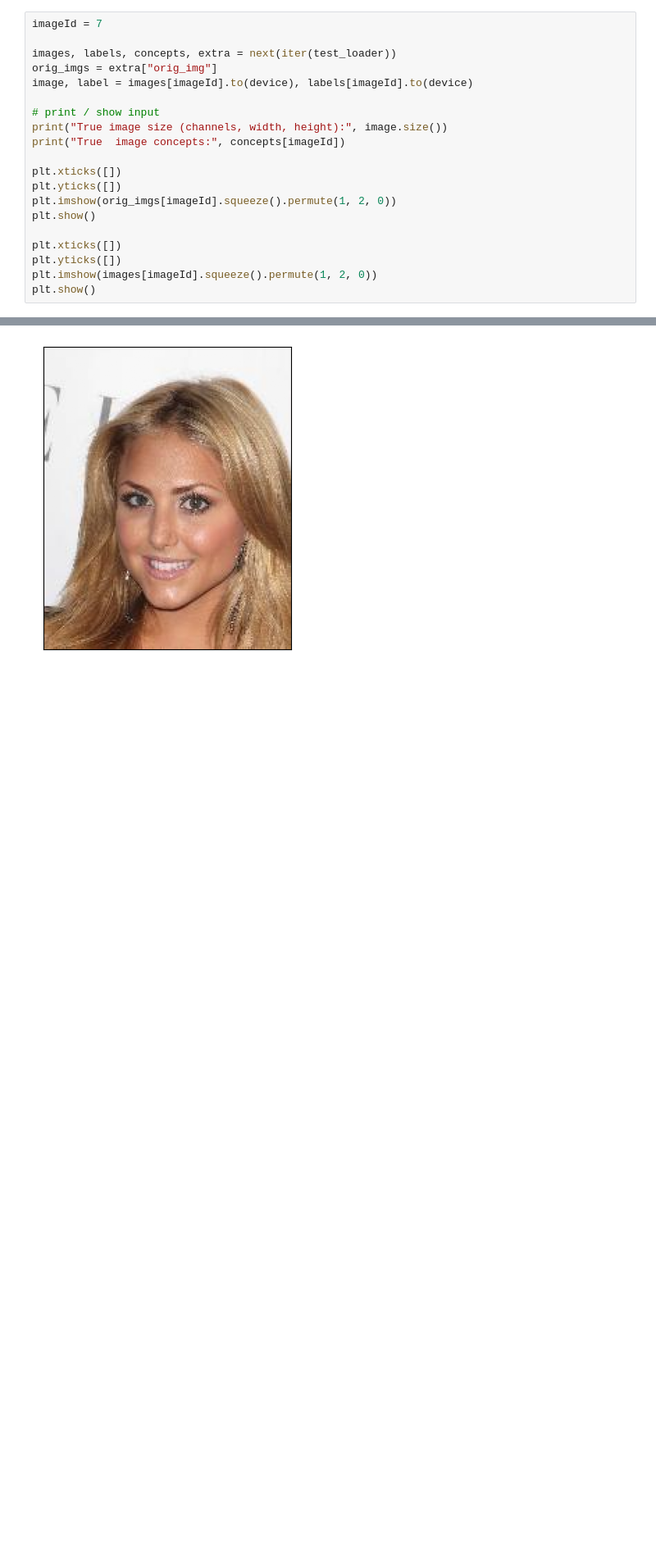
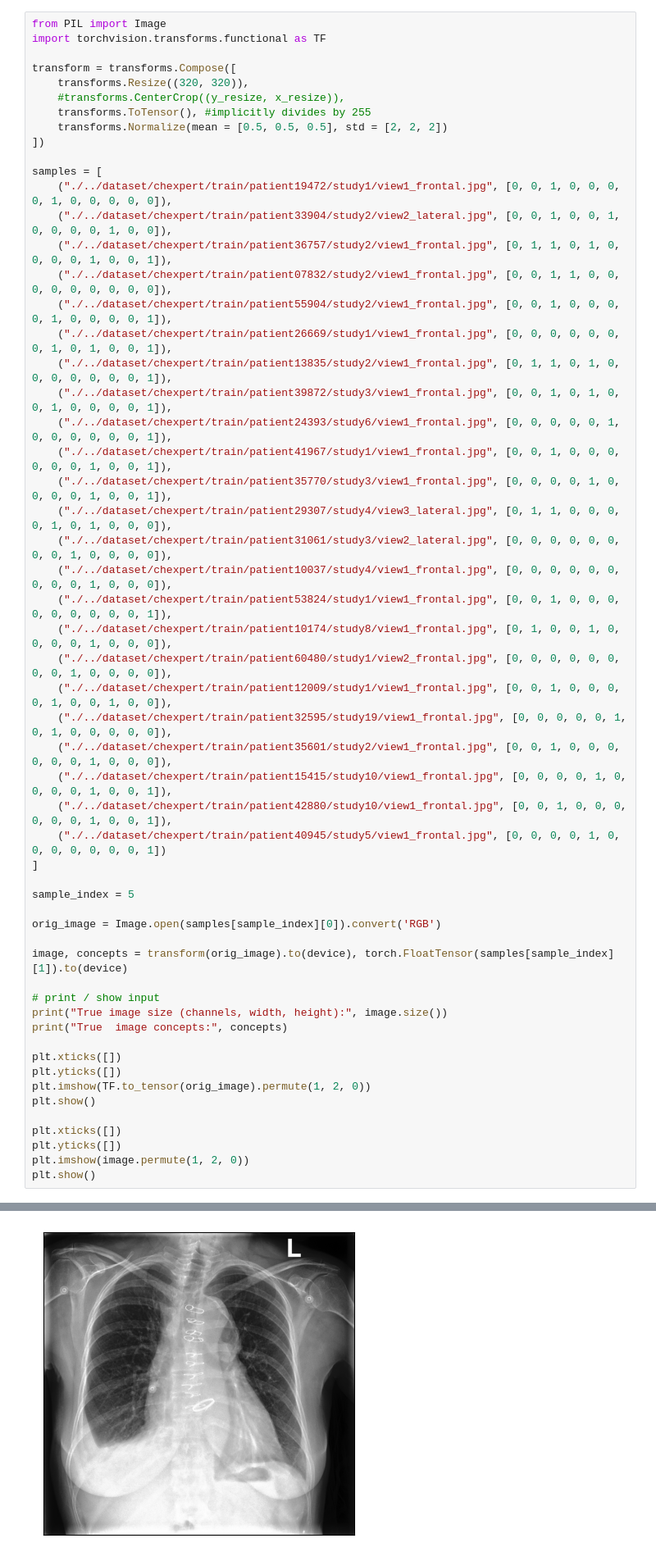
Before and after one commit to JackFurby/Playing-cards-CBM, a Jupyter notebook: experiments/chexpert_test.ipynb, the cells around one changed output, grey strips where cells are left out. Shown at 82% size. Saved outputs shown, nothing was run; the diff lists cells and outputs as text; blank space fills up the shorter version.

```diff
--- a/experiments/chexpert_test.ipynb
+++ b/experiments/chexpert_test.ipynb
@@ -60,22 +62,58 @@ Sequential(
 )
 # %%
-imageId = 7
+from PIL import Image
+import torchvision.transforms.functional as TF
 
-images, labels, concepts, extra = next(iter(test_loader))
-orig_imgs = extra["orig_img"]
-image, label = images[imageId].to(device), labels[imageId].to(device)
+transform = transforms.Compose([
+	transforms.Resize((320, 320)),
+	#transforms.CenterCrop((y_resize, x_resize)),
+	transforms.ToTensor(), #implicitly divides by 255
+	transforms.Normalize(mean = [0.5, 0.5, 0.5], std = [2, 2, 2])
+])
+
+samples = [
+	("./../dataset/chexpert/train/patient19472/study1/view1_frontal.jpg", [0, 0, 1, 0, 0, 0, 0, 1, 0, 0, 0, 0, 0]),
+	("./../dataset/chexpert/train/patient33904/study2/view2_lateral.jpg", [0, 0, 1, 0, 0, 1, 0, 0, 0, 0, 1, 0, 0]),
+	("./../dataset/chexpert/train/patient36757/study2/view1_frontal.jpg", [0, 1, 1, 0, 1, 0, 0, 0, 0, 1, 0, 0, 1]),
+	("./../dataset/chexpert/train/patient07832/study2/view1_frontal.jpg", [0, 0, 1, 1, 0, 0, 0, 0, 0, 0, 0, 0, 0]),
+	("./../dataset/chexpert/train/patient55904/study2/view1_frontal.jpg", [0, 0, 1, 0, 0, 0, 0, 1, 0, 0, 0, 0, 1]),
+	("./../dataset/chexpert/train/patient26669/study1/view1_frontal.jpg", [0, 0, 0, 0, 0, 0, 0, 1, 0, 1, 0, 0, 1]),
+	("./../dataset/chexpert/train/patient13835/study2/view1_frontal.jpg", [0, 1, 1, 0, 1, 0, 0, 0, 0, 0, 0, 0, 1]),
+	("./../dataset/chexpert/train/patient39872/study3/view1_frontal.jpg", [0, 0, 1, 0, 1, 0, 0, 1, 0, 0, 0, 0, 1]),
+	("./../dataset/chexpert/train/patient24393/study6/view1_frontal.jpg", [0, 0, 0, 0, 0, 1, 0, 0, 0, 0, 0, 0, 1]),
+	("./../dataset/chexpert/train/patient41967/study1/view1_frontal.jpg", [0, 0, 1, 0, 0, 0, 0, 0, 0, 1, 0, 0, 1]),
+	("./../dataset/chexpert/train/patient35770/study3/view1_frontal.jpg", [0, 0, 0, 0, 1, 0, 0, 0, 0, 1, 0, 0, 1]),
+	("./../dataset/chexpert/train/patient29307/study4/view3_lateral.jpg", [0, 1, 1, 0, 0, 0, 0, 1, 0, 1, 0, 0, 0]),
+	("./../dataset/chexpert/train/patient31061/study3/view2_lateral.jpg", [0, 0, 0, 0, 0, 0, 0, 0, 1, 0, 0, 0, 0]),
+	("./../dataset/chexpert/train/patient10037/study4/view1_frontal.jpg", [0, 0, 0, 0, 0, 0, 0, 0, 0, 1, 0, 0, 0]),
+	("./../dataset/chexpert/train/patient53824/study1/view1_frontal.jpg", [0, 0, 1, 0, 0, 0, 0, 0, 0, 0, 0, 0, 1]),
+	("./../dataset/chexpert/train/patient10174/study8/view1_frontal.jpg", [0, 1, 0, 0, 1, 0, 0, 0, 0, 1, 0, 0, 0]),
+	("./../dataset/chexpert/train/patient60480/study1/view2_frontal.jpg", [0, 0, 0, 0, 0, 0, 0, 0, 1, 0, 0, 0, 0]),
+	("./../dataset/chexpert/train/patient12009/study1/view1_frontal.jpg", [0, 0, 1, 0, 0, 0, 0, 1, 0, 0, 1, 0, 0]),
+	("./../dataset/chexpert/train/patient32595/study19/view1_frontal.jpg", [0, 0, 0, 0, 0, 1, 0, 1, 0, 0, 0, 0, 0]),
+	("./../dataset/chexpert/train/patient35601/study2/view1_frontal.jpg", [0, 0, 1, 0, 0, 0, 0, 0, 0, 1, 0, 0, 0]),
+	("./../dataset/chexpert/train/patient15415/study10/view1_frontal.jpg", [0, 0, 0, 0, 1, 0, 0, 0, 0, 1, 0, 0, 1]),
+	("./../dataset/chexpert/train/patient42880/study10/view1_frontal.jpg", [0, 0, 1, 0, 0, 0, 0, 0, 0, 1, 0, 0, 1]),
+	("./../dataset/chexpert/train/patient40945/study5/view1_frontal.jpg", [0, 0, 0, 0, 1, 0, 0, 0, 0, 0, 0, 0, 1])
+]
+
+sample_index = 5
+
+orig_image = Image.open(samples[sample_index][0]).convert('RGB')
+
+image, concepts = transform(orig_image).to(device), torch.FloatTensor(samples[sample_index][1]).to(device)
 
 # print / show input
 print("True image size (channels, width, height):", image.size())
-print("True  image concepts:", concepts[imageId])
+print("True  image concepts:", concepts)
 
 plt.xticks([])
 plt.yticks([])
-plt.imshow(orig_imgs[imageId].squeeze().permute(1, 2, 0))
+plt.imshow(TF.to_tensor(orig_image).permute(1, 2, 0))
 plt.show()
 
 plt.xticks([])
 plt.yticks([])
-plt.imshow(images[imageId].squeeze().permute(1, 2, 0))
+plt.imshow(image.permute(1, 2, 0))
 plt.show()
 # %% [output]
@@ -84,2 +122,2 @@ True  image concepts: tensor([0., 1., 1., 1., 1.])
-[figure, old version]
+[figure, new version]
 Clipping input data to the valid range for imshow with RGB data ([0..1] for floats or [0..255] for integers).
```
Also changed, not shown: parts of 6 cells of this notebook, 5 other files.
